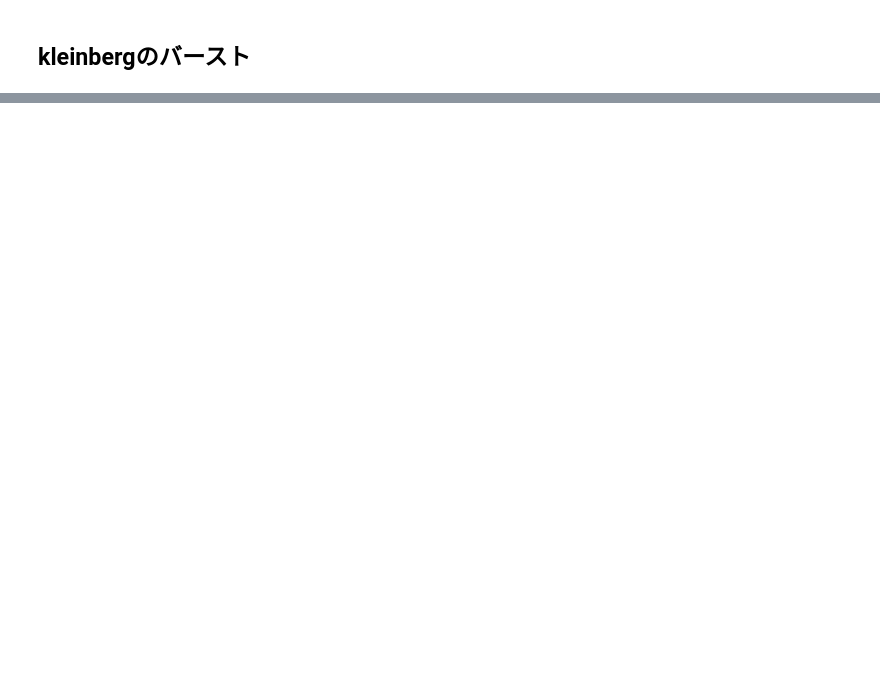
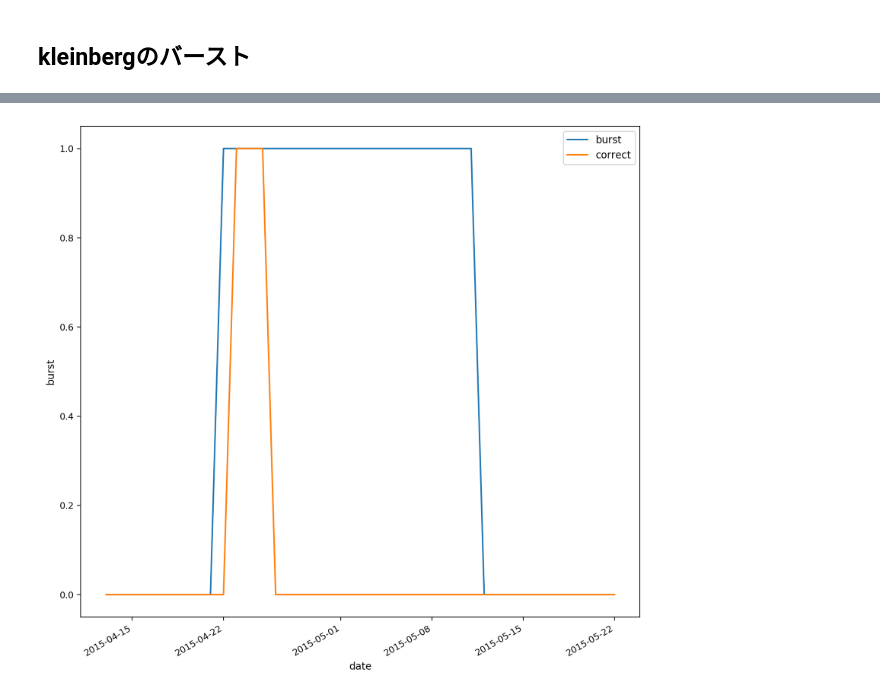
Before and after one commit to lasurstein/work, a Jupyter notebook: burst_test/migoro_test.ipynb, the cells around one changed output, grey strips where cells are left out. Drawn from its saved outputs; the diff is of its cells as text; code cells hidden in the pictures; blank space fills up the shorter version.

Commit message:
burstとその結果のプロット追加

```diff
--- a/burst_test/migoro_test.ipynb
+++ b/burst_test/migoro_test.ipynb
@@ -220,9 +206,9 @@ print(infer)
 # %%
 def daterange(start, end):
   for n in range((end - start).days):
-    yield start + timedelta(n)
+    yield start + dt.timedelta(n)
 # %%
-def burst_detection(list_d, list_d_all, dates):
+def burst_detection(list_d, list_d_all):
     #x軸を作成（日付），y軸を作成（件数），
     d = date_hit_list(list_d)
     dates = d[0]
@@ -255,9 +241,8 @@ def burst_detection(list_d, list_d_all, dates):
 
     print( 'bursty probability: ' + str(p[1]) )
 
-    print( 'weighted bursts:' )
-    print( weighted_bursts)
-    print(weighted_bursts.iloc[2, 1])
+    # print( 'weighted bursts:' )
+    # print( weighted_bursts)
 
     return(weighted_bursts)
 # %%
@@ -330,0 +363,71 @@ for ext in exts:
+# %%
+plt.figure()
+
+rate = 70
+filename = result_dir + 'hk_s_' + ext + '_' + str(rate) + '.txt'
+with open(filename, 'r') as sf:
+    list_d =  convert_list(sf.readlines())
+
+#x軸を作成（日付），y軸を作成（件数），
+d = date_hit_list(list_d)
+dates = d[0]
+hits = d[1]
+d_all = date_hit_list(list_d_all)
+# dates_all = date_hit_list_all[0]
+hits_all = d_all[1]
+
+d = date_hit_list(list_d)
+dates = d[0]
+hits = d[1]
+
+d_all = date_hit_list(list_d_all)
+# dates_all = date_hit_list_all[0]
+hits_all = d_all[1]
+
+#number of target events at each time point
+r = np.array(hits, dtype=float)
+#total number of events at each time point
+d = np.array(hits_all, dtype=float)
+#number of time points
+n = len(r)
+
+q, d, r, p = bd.burst_detection(r,d,n,s=2,gamma=1,smooth_win=1)
+bursts = bd.enumerate_bursts(q, 'burstLabel')
+
+#find weight of bursts
+weighted_bursts = bd.burst_weights(bursts,r,d,p)
+
+
+x_date = np.array(dates[55:95])
+y_burst = q.T[0][55:95]
+
+CORRECT_START = dt.date(2015, 4, 22)
+CORRECT_END = dt.date(2015, 4, 26)
+
+correct = []
+for date in dates:
+    if date > CORRECT_START and date < CORRECT_END:
+        correct.append(1)
+    else:
+        correct.append(0)
+
+print(correct)
+
+y_correct = np.array(correct[55:95])
+
+fig = plt.figure(figsize=(10,10),dpi=200)
+ax = fig.add_subplot(1, 1, 1)
+
+plt.plot(x_date, y_burst, label='burst')
+plt.plot(x_date, y_correct, label='correct')
+plt.legend()
+plt.xlabel('date')
+plt.ylabel('burst')
+
+ax.tick_params(axis='both',labelsize=9)
+fig.autofmt_xdate()
+# 保存
+plt.savefig("hk_reration_burst.png")
+
+plt.show()
+# %% [output]
@@ -330,0 +436 @@ for ext in exts:
+[figure, added]
```
Also changed, not shown: parts of 11 cells of this notebook, 2 other files.
